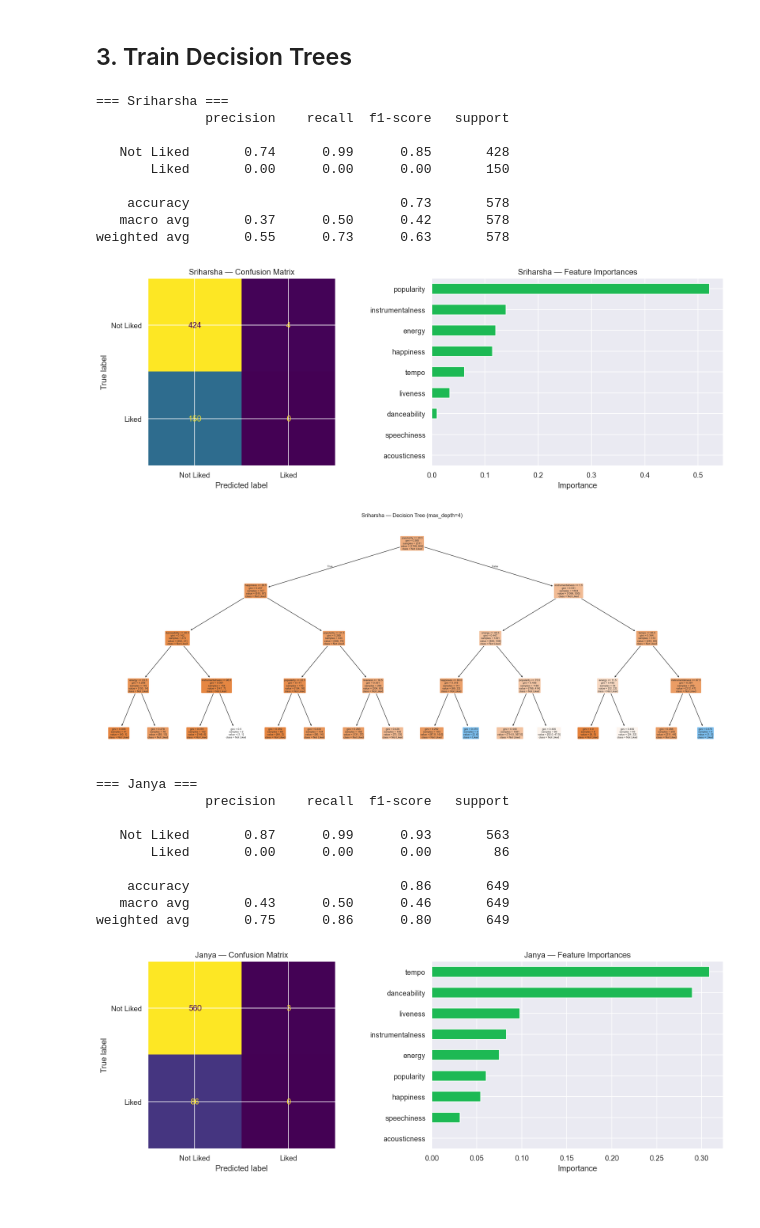
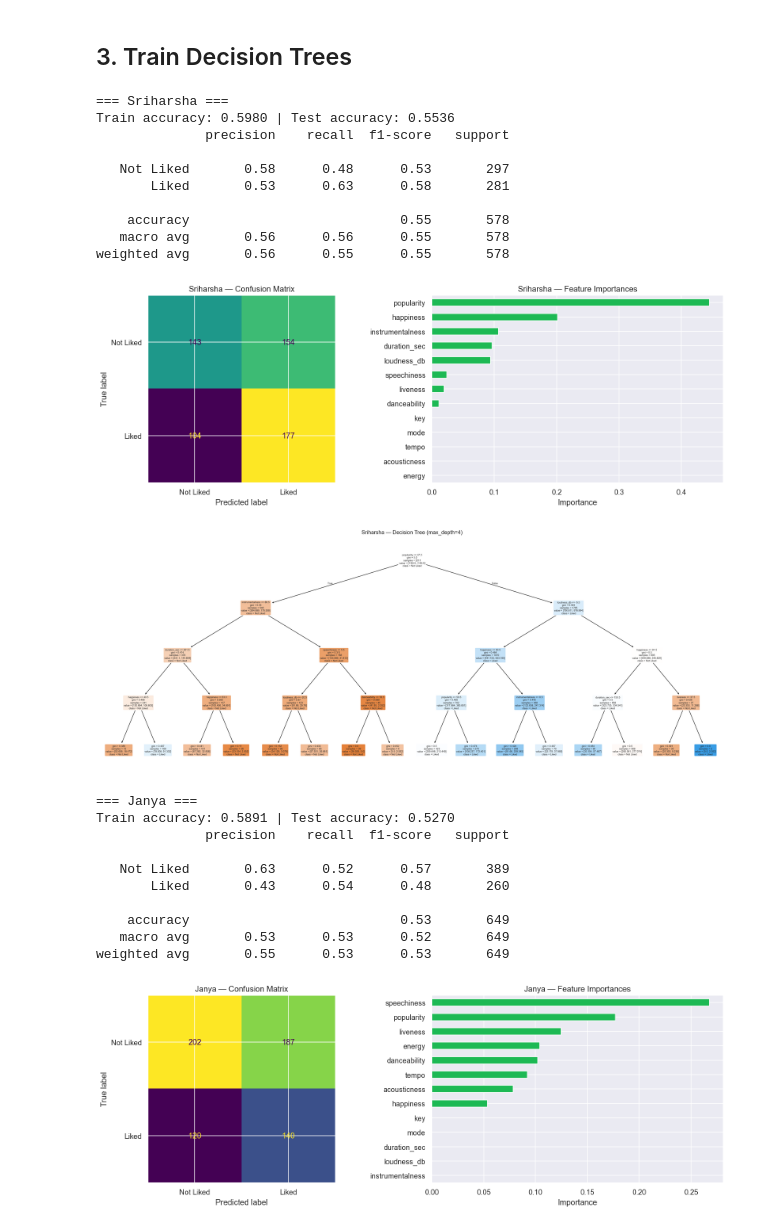
Before and after one commit to Devligan/Spotify-Wrapped, a Jupyter notebook: classification.ipynb, the cells around one changed output. Cells and saved outputs as stored; diff of their text form; code cells hidden in the pictures.

```diff
--- a/classification.ipynb
+++ b/classification.ipynb
@@ -32,17 +32,28 @@ def load_user(folder):
     df = df[df['msPlayed'] >= 5000].copy()
     df['minutes'] = df['msPlayed'] / 60000
     df['track_key'] = df['trackName'] + ' | ' + df['artistName']
+    df['endTime'] = pd.to_datetime(df['endTime'], utc=True).dt.tz_convert('America/Chicago')
+    df['hour'] = df['endTime'].dt.hour
+    df['dow'] = df['endTime'].dt.dayofweek
+    df['month'] = df['endTime'].dt.month
+    df['date'] = df['endTime'].dt.date
     return df
 
 sri = load_user('s')
 jan = load_user('j')
 track_info = json.load(open('public/track_info.json', encoding='utf-8'))
 
-AUDIO_FEATURES = ['energy', 'danceability', 'happiness', 'acousticness',
-                  'instrumentalness', 'liveness', 'speechiness', 'tempo', 'popularity']
+ALL_FEATURES = ['energy', 'danceability', 'happiness', 'acousticness',
+                'instrumentalness', 'liveness', 'speechiness', 'tempo', 'popularity',
+                'loudness_db', 'duration_sec', 'mode', 'key']
+
+# --- Tune these thresholds based on user input ---
+SRI_LIKED_THRESHOLD = 2
+JAN_LIKED_THRESHOLD = 2
 
 print(f'Sriharsha: {len(sri):,} plays | Janya: {len(jan):,} plays')
 print(f'Track info cache: {len(track_info):,} tracks')
+print(f'Thresholds — Sri: {SRI_LIKED_THRESHOLD} plays | Janya: {JAN_LIKED_THRESHOLD} plays')
 # %% [output]
 Sriharsha: 10,422 plays | Janya: 14,153 plays
 Track info cache: 6,591 tracks
@@ -73,61 +113,63 @@ Janya — total: 3,243 | liked: 432 (13.3%)
 ## 3. Train Decision Trees
 # %%
 def train_tree(df, name):
-    X = df[AUDIO_FEATURES]
+    X = df[ALL_FEATURES]
     y = df['liked']
     X_train, X_test, y_train, y_test = train_test_split(X, y, test_size=0.2, random_state=42, stratify=y)
 
-    clf = DecisionTreeClassifier(max_depth=4, random_state=42)
+    clf = DecisionTreeClassifier(max_depth=4, random_state=42, class_weight='balanced')
     clf.fit(X_train, y_train)
     y_pred = clf.predict(X_test)
 
+    train_acc = clf.score(X_train, y_train)
+    test_acc  = clf.score(X_test, y_test)
     print(f'=== {name} ===')
+    print(f'Train accuracy: {train_acc:.4f} | Test accuracy: {test_acc:.4f}')
     print(classification_report(y_test, y_pred, target_names=['Not Liked', 'Liked']))
 
-    # Confusion matrix
     fig, axes = plt.subplots(1, 2, figsize=(14, 5))
     ConfusionMatrixDisplay(confusion_matrix(y_test, y_pred), display_labels=['Not Liked', 'Liked']).plot(ax=axes[0], colorbar=False)
     axes[0].set_title(f'{name} — Confusion Matrix')
 
-    # Feature importance
-    importances = pd.Series(clf.feature_importances_, index=AUDIO_FEATURES).sort_values(ascending=True)
+    importances = pd.Series(clf.feature_importances_, index=ALL_FEATURES).sort_values(ascending=True)
     importances.plot(kind='barh', ax=axes[1], color='#1DB954')
     axes[1].set_title(f'{name} — Feature Importances')
     axes[1].set_xlabel('Importance')
     plt.tight_layout()
     plt.show()
 
-    # Decision tree plot
     fig, ax = plt.subplots(figsize=(20, 8))
-    plot_tree(clf, feature_names=AUDIO_FEATURES, class_names=['Not Liked', 'Liked'],
+    plot_tree(clf, feature_names=ALL_FEATURES, class_names=['Not Liked', 'Liked'],
               filled=True, rounded=True, ax=ax)
     plt.title(f'{name} — Decision Tree (max_depth=4)')
     plt.tight_layout()
     plt.show()
 
     return clf
 
-sri_clf  = train_tree(sri_df,  'Sriharsha')
-jan_clf  = train_tree(jan_df,  'Janya')
+sri_clf = train_tree(sri_df, 'Sriharsha')
+jan_clf = train_tree(jan_df, 'Janya')
 # %% [output]
 === Sriharsha ===
+Train accuracy: 0.5980 | Test accuracy: 0.5536
               precision    recall  f1-score   support
 
-   Not Liked       0.74      0.99      0.85       428
-       Liked       0.00      0.00      0.00       150
+   Not Liked       0.58      0.48      0.53       297
+       Liked       0.53      0.63      0.58       281
 
-    accuracy                           0.73       578
-   macro avg       0.37      0.50      0.42       578
-weighted avg       0.55      0.73      0.63       578
+    accuracy                           0.55       578
+   macro avg       0.56      0.56      0.55       578
+weighted avg       0.56      0.55      0.55       578
-[figure, old version]
+[figure, new version]
-[figure, old version]
+[figure, new version]
 === Janya ===
+Train accuracy: 0.5891 | Test accuracy: 0.5270
               precision    recall  f1-score   support
 
-   Not Liked       0.87      0.99      0.93       563
-       Liked       0.00      0.00      0.00        86
+   Not Liked       0.63      0.52      0.57       389
+       Liked       0.43      0.54      0.48       260
 
-    accuracy                           0.86       649
-   macro avg       0.43      0.50      0.46       649
-weighted avg       0.75      0.86      0.80       649
+    accuracy                           0.53       649
+   macro avg       0.53      0.53      0.52       649
+weighted avg       0.55      0.53      0.53       649
-[figure, old version]
+[figure, new version]
```
Also changed, not shown: parts of 6 cells of this notebook.
